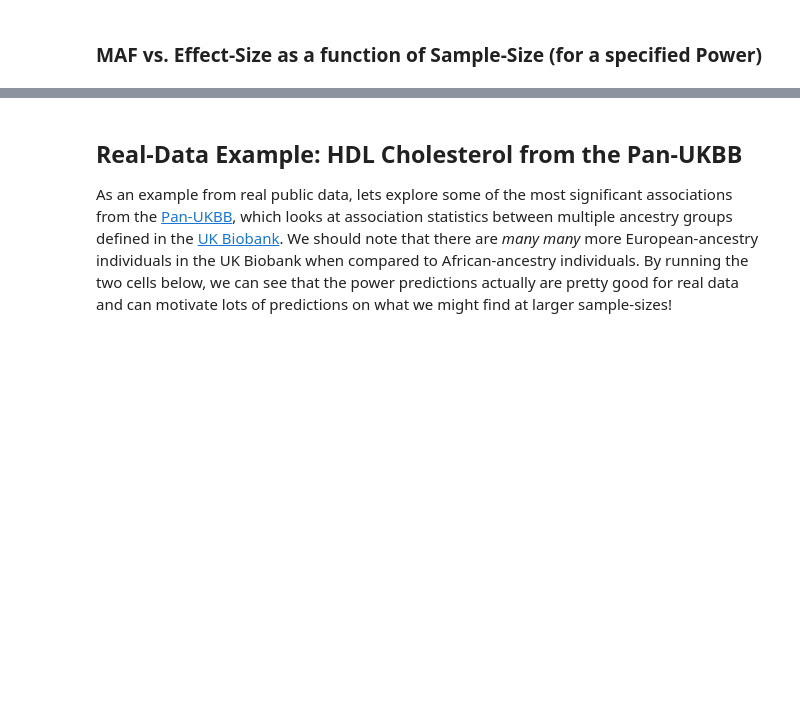
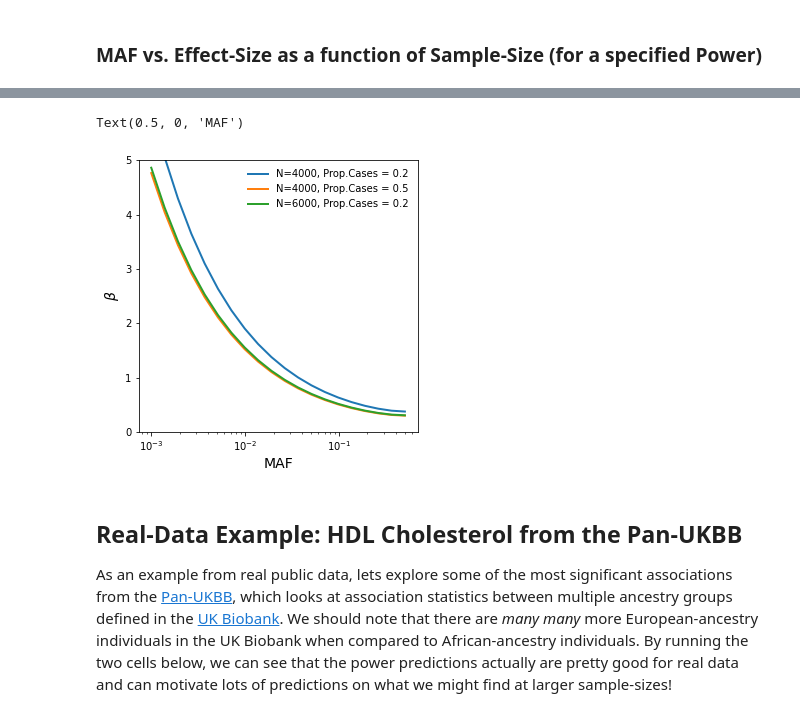
Before and after one commit to aabiddanda/qtl-power, a Jupyter notebook: notebooks/gwas_power.ipynb, the cells around one changed output, grey strips where cells are left out. Cells and saved outputs as stored; diff of their text form; code cells hidden in the pictures; blank space fills up the shorter version.

```diff
--- a/notebooks/gwas_power.ipynb
+++ b/notebooks/gwas_power.ipynb
@@ -177,3 +181,34 @@ Text(0.5, 0, 'MAF')
+# %%
+
+ns = [4000, 4000, 6000] # Sample-Size (feel free to change this!)
+prop_cases = [0.2, 0.5, 0.2] # Proportion of cases: the closer to 0.5 that this gets, the better ...
+
+min_maf = 0.001 # minimal MAF
+max_maf = 0.5 # maximal MAF
+r2=0.90
+target_power = 0.9
+alpha = 5e-8
+
+# The length of sample-sizes and proportion of cases must be the same!
+assert len(ns) == len(prop_cases)
+
+# -------- NOTE: Do not edit beyond this if not comfortable! ---------- #
+
+fig, ax = plt.subplots(1, 1, figsize=(5,5))
+ps = np.logspace(np.log10(min_maf), np.log10(max_maf), 20)
+gwas_power = GwasBinary()
+for x,n in tqdm(zip(prop_cases, ns)):
+    opt_betas = [gwas_power.binary_trait_beta_power(n=n, p=p, power=target_power, prop_cases=x) for p in ps]
+    ax.plot(ps, opt_betas, lw=2, label=f'N={n}, Prop.Cases = {x}')
+
+ax.set_xscale('log')
+ax.set_ylim(0, 5)
+ax.legend(frameon=False)
+ax.set_ylabel(r'$\beta$', fontsize=14)
+ax.set_xlabel(r'MAF', fontsize=14)
+# %% [output]
+Text(0.5, 0, 'MAF')
+[figure, added]
 # %% [markdown]
 ## Real-Data Example: HDL Cholesterol from the Pan-UKBB
 
```
Also changed, not shown: parts of 7 cells of this notebook, 1 other file.
